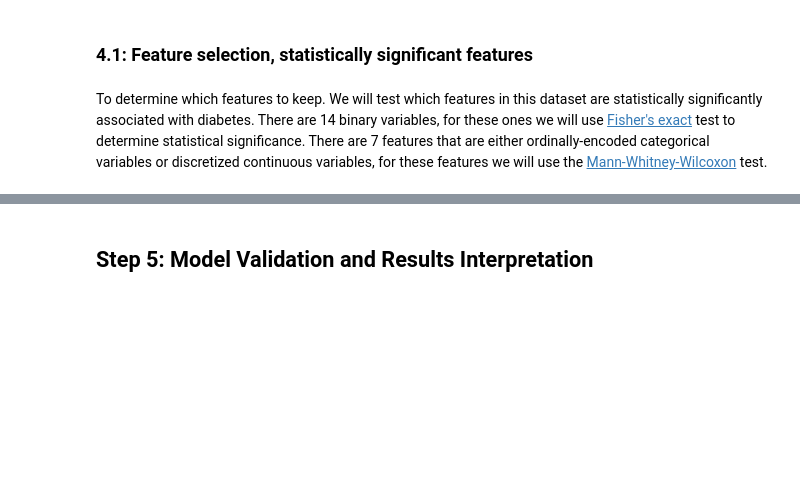
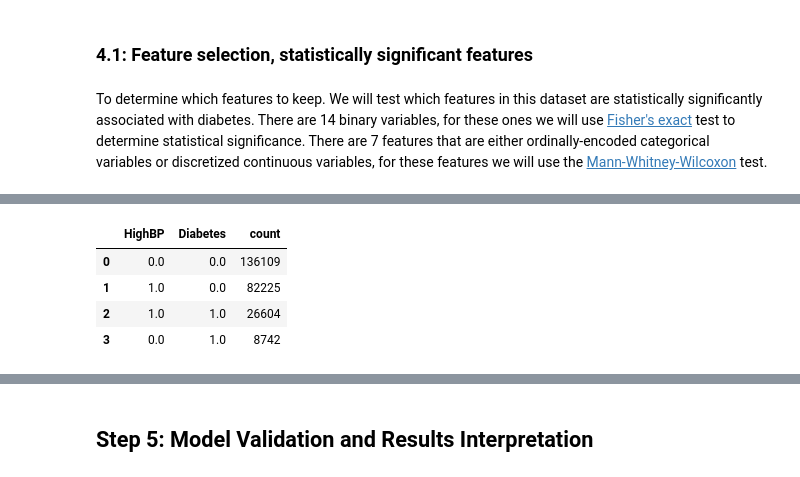
Before and after one commit to edjuaro/DiabetesMLPredictor, a Jupyter notebook: Step0_data_preprocessing.ipynb, the cells around one changed output, grey strips where cells are left out. Drawn from its saved outputs; the diff is of its cells as text; code cells hidden in the pictures; blank space fills up the shorter version.

```diff
--- a/Step0_data_preprocessing.ipynb
+++ b/Step0_data_preprocessing.ipynb
@@ -434,0 +518,8 @@ array([1., 0.])
+# %%
+cont_table
+# %% [output]
+|  | HighBP | Diabetes | count |
+| 0 | 0.0 | 0.0 | 136109 |
+| 1 | 1.0 | 0.0 | 82225 |
+| 2 | 1.0 | 1.0 | 26604 |
+| 3 | 0.0 | 1.0 | 8742 |
```
Also changed, not shown: parts of 7 cells of this notebook.
